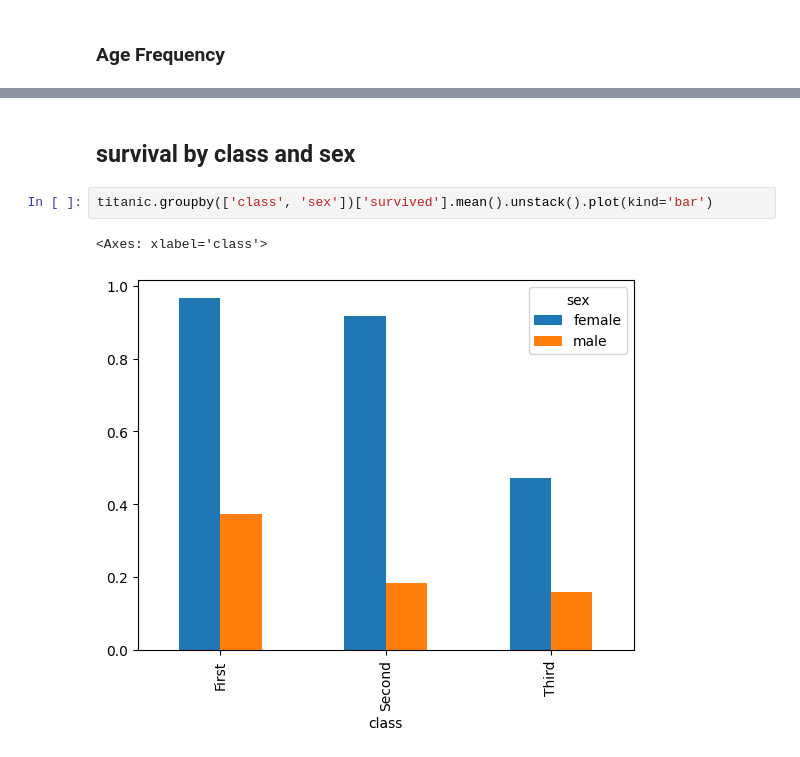
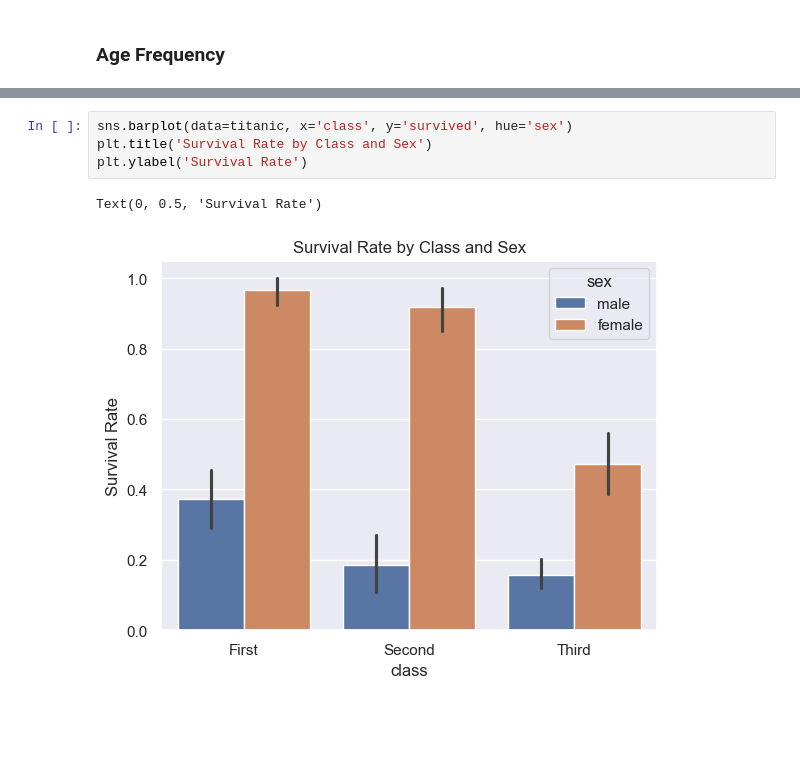
Before and after one commit to pierceharris1-tech/python_notebooks_pandas, a Jupyter notebook: SeaBourne_project.ipynb, the cells around one changed output, grey strips where cells are left out. Saved outputs shown, nothing was run; the diff lists cells and outputs as text; blank space fills up the shorter version.

```diff
--- a/SeaBourne_project.ipynb
+++ b/SeaBourne_project.ipynb
@@ -196,7 +177,7 @@ titanic.groupby('sex')['survived'].mean().plot(kind='bar')
-# %% [markdown]
-## survival by class and sex
-# %%
-titanic.groupby(['class', 'sex'])['survived'].mean().unstack().plot(kind='bar')
-# %% [output]
-<Axes: xlabel='class'>
-[figure, removed]
+# %%
+sns.barplot(data=titanic, x='class', y='survived', hue='sex')
+plt.title('Survival Rate by Class and Sex')
+plt.ylabel('Survival Rate')
+# %% [output]
+Text(0, 0.5, 'Survival Rate')
+[figure, added]
```
Also changed, not shown: parts of 14 cells of this notebook, 8 other files.
